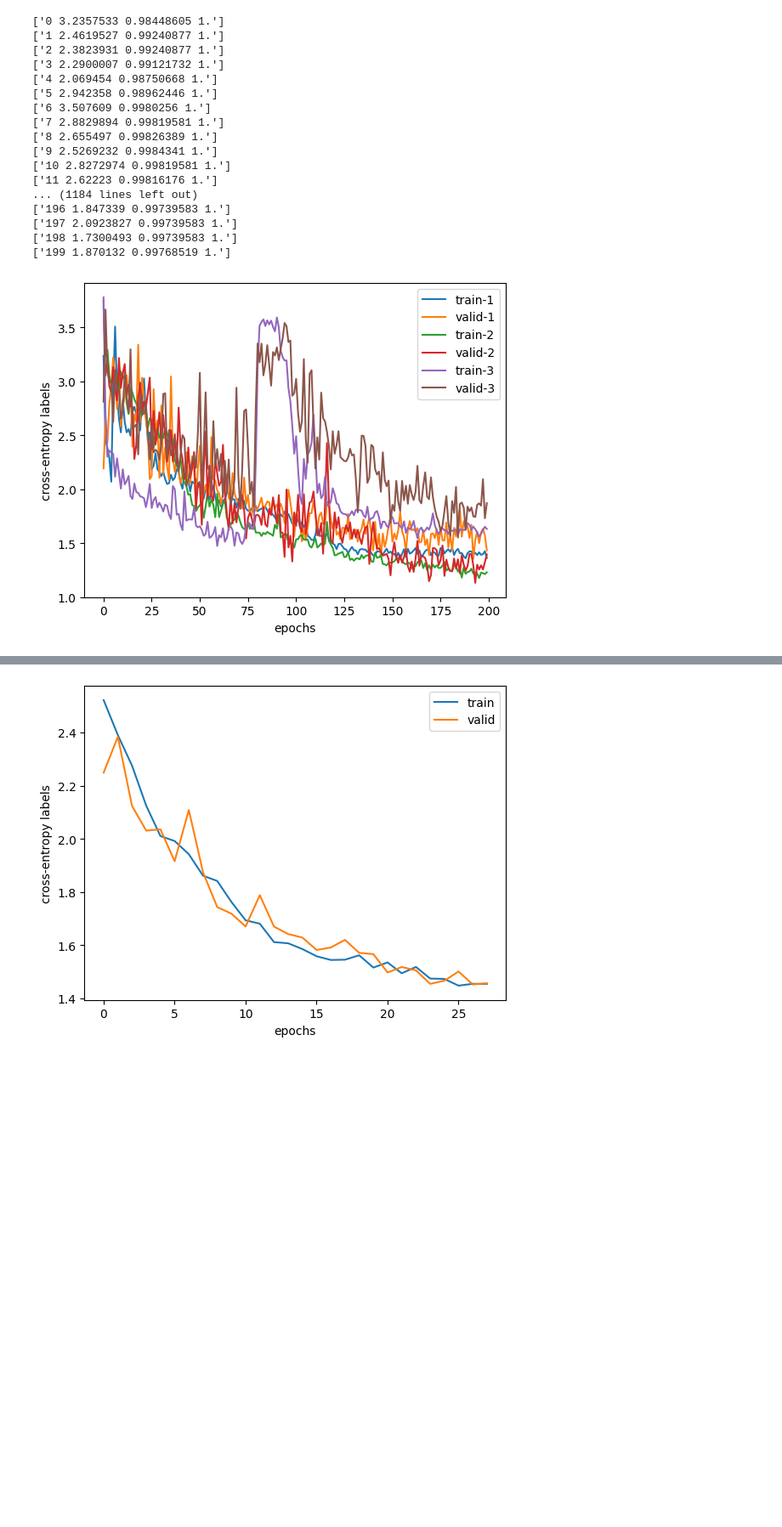
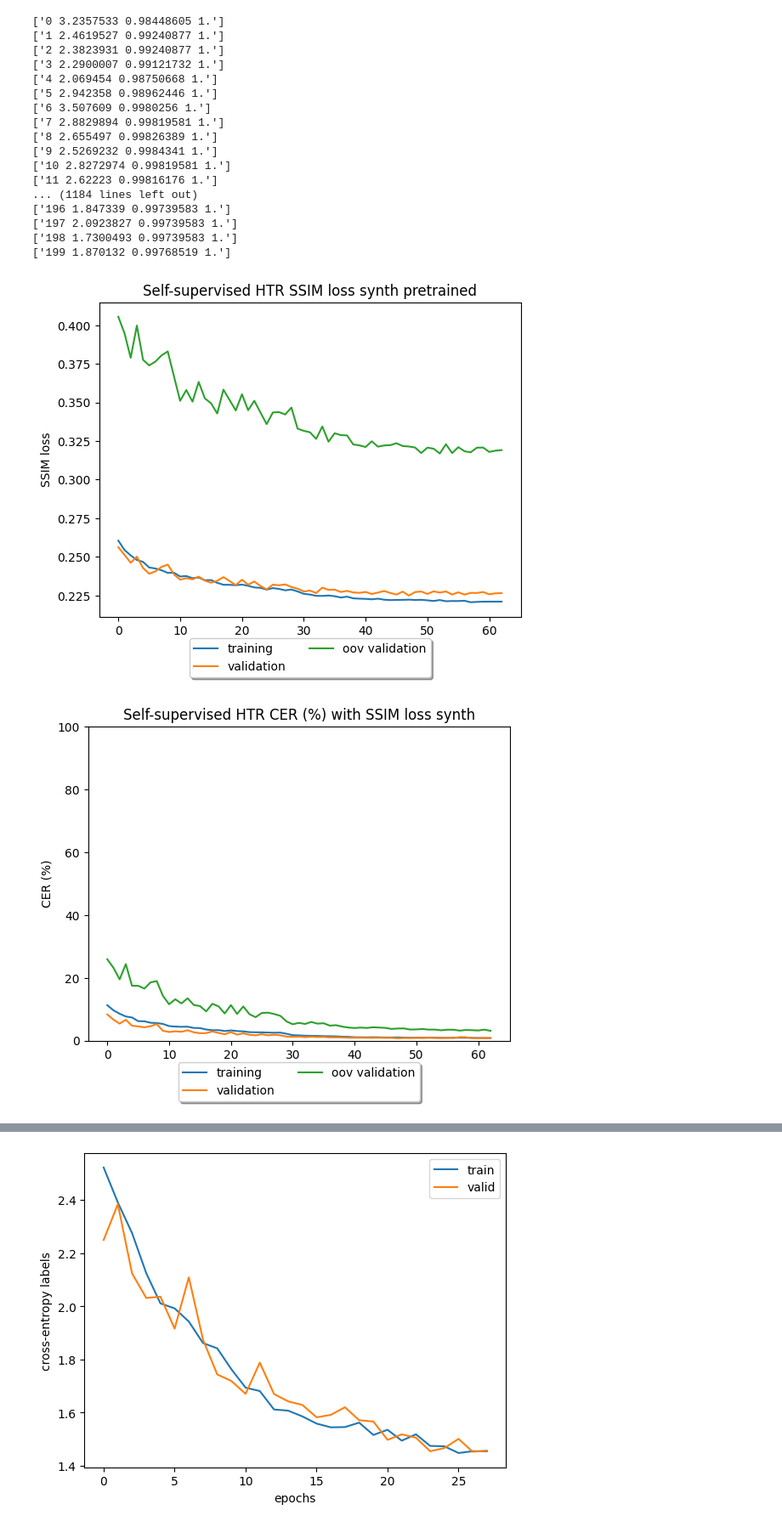
Before and after one commit to Lisa-dk/self-supervised-htr, a Jupyter notebook: plot_loss.ipynb, the cells around one changed output, grey strips where cells are left out. Shown at 85% size. Cells and saved outputs as stored; diff of their text form; code cells hidden in the pictures; blank space fills up the shorter version.

Commit message:
self htr update

```diff
--- a/plot_loss.ipynb
+++ b/plot_loss.ipynb
@@ -41,0 +65,9 @@ FileNotFoundError: [Errno 2] No such file or directory: './src/saved_losses/save
+# %%
+epochs_base, train_losses_base, train_cers_base, train_wers_base = read_eval_losses(train_base)
+epochs_base, valid_losses_base, valid_cers_base, valid_wers_base = read_eval_losses(eval_base)
+epochs_base, oov_valid_losses_base, oov_valid_cers_base, oov_valid_wers_base = read_eval_losses(oov_eval_base)
+
+
+# epochs_max, train_losses_max, train_cers_max, train_wers_max = read_eval_losses(train_max)
+# epochs_max, valid_losses_max, valid_cers_max, valid_wers_max = read_eval_losses(eval_max)
+# epochs_max, oov_valid_losses_max, oov_valid_cers_max, oov_valid_wers_max = read_eval_losses(oov_eval_max)
@@ -84,17 +134,55 @@ epochs3, valid_losses3, valid_cers3, valid_wers3 = read_eval_losses(eval)
 ['197 2.0923827 0.99739583 1.']
 ['198 1.7300493 0.99739583 1.']
 ['199 1.870132 0.99768519 1.']
-# %%
-plt.plot(epochs1, train_losses1, label="train-1")
-plt.plot(epochs1, valid_losses1, label="valid-1")
-plt.plot(epochs2, train_losses2, label="train-2")
-plt.plot(epochs2, valid_losses2, label="valid-2")
-plt.plot(epochs3, train_losses3, label="train-3")
-plt.plot(epochs3, valid_losses3, label="valid-3")
-plt.xlabel("epochs")
-plt.ylabel("cross-entropy labels")
-plt.legend()
-plt.savefig( "./src/saved_losses/saved_losses/" + folder_name +  "/losses.png", dpi=300, bbox_inches="tight")
-plt.show()
-# %% [output]
-[figure, removed]
+# %%
+# plt.plot(epochs1, train_losses1, label="train-1")
+# plt.plot(epochs1, valid_losses1, label="valid-1")
+# plt.plot(epochs2, train_losses2, label="train-2")
+# plt.plot(epochs2, valid_losses2, label="valid-2")
+# plt.plot(epochs3, train_losses3, label="train-3")
+# plt.plot(epochs3, valid_losses3, label="valid-3")
+# plt.xlabel("epochs")
+# plt.ylabel("cross-entropy labels")
+# plt.legend()
+# plt.savefig( "./src/saved_losses/saved_losses/" + folder_name +  "/losses.png", dpi=300, bbox_inches="tight")
+# plt.show()
+
+plt.plot(epochs_base, train_losses_base, label="training")
+plt.plot(epochs_base, valid_losses_base, label="validation")
+plt.plot(epochs_base, oov_valid_losses_base, label="oov validation")
+plt.xlabel("Epochs")
+plt.ylabel("SSIM loss")
+plt.title("Self-supervised HTR SSIM loss synth pretrained")
+
+plt.legend(loc='upper center', bbox_to_anchor=(0.5, -0.05),
+          fancybox=True, shadow=True, ncol=2)
+plt.savefig( "./src/saved_losses/" + folder_name +  f"/{loss_name}_losses.png", dpi=300, bbox_inches="tight")
+plt.show()
+
+plt.plot(epochs_base, train_cers_base * 100, label="training")
+plt.plot(epochs_base, valid_cers_base* 100, label="validation")
+plt.plot(epochs_base, oov_valid_cers_base* 100, label="oov validation")
+plt.xlabel("Epochs")
+plt.ylabel("CER (%)")
+plt.ylim(0, 100)
+plt.title("Self-supervised HTR CER (%) with SSIM loss synth")
+
+plt.legend(loc='upper center', bbox_to_anchor=(0.5, -0.05),
+          fancybox=True, shadow=True, ncol=2)
+plt.savefig( "./src/saved_losses/" + folder_name +  f"/{loss_name}_cer.png", dpi=300, bbox_inches="tight")
+plt.show()
+
+plt.plot(epochs_base, train_wers_base * 100, label="training")
+plt.plot(epochs_base, valid_wers_base* 100, label="validation")
+plt.plot(epochs_base, oov_valid_wers_base* 100, label="oov validation")
+plt.xlabel("Epochs")
+plt.ylabel("WER (%)")
+plt.ylim(0, 100)
+plt.title("Self-supervised HTR WER (%) with SSIM loss synth")
+plt.legend(loc='upper center', bbox_to_anchor=(0.5, -0.05),
+          fancybox=True, shadow=True, ncol=2)
+plt.savefig( "./src/saved_losses/" + folder_name +  f"/{loss_name}_wer.png", dpi=300, bbox_inches="tight")
+plt.show()
+# %% [output]
+[figure, added]
+[figure, added]
```
Also changed, not shown: parts of 6 cells of this notebook, 10 other files.
